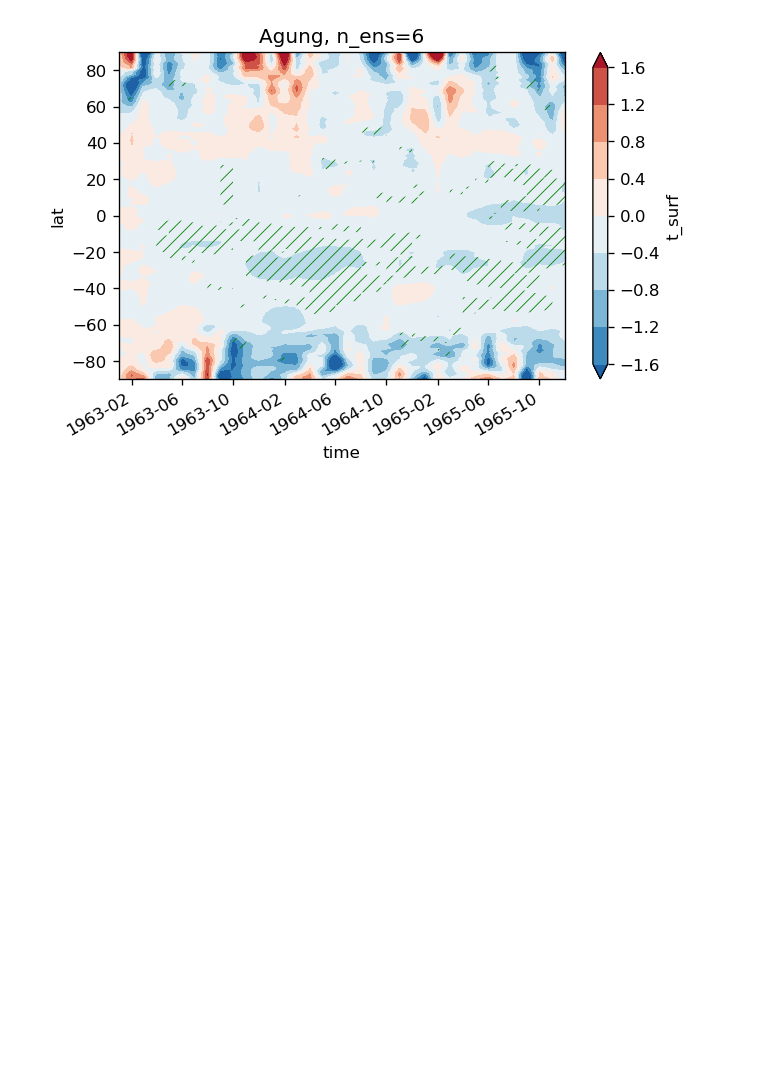
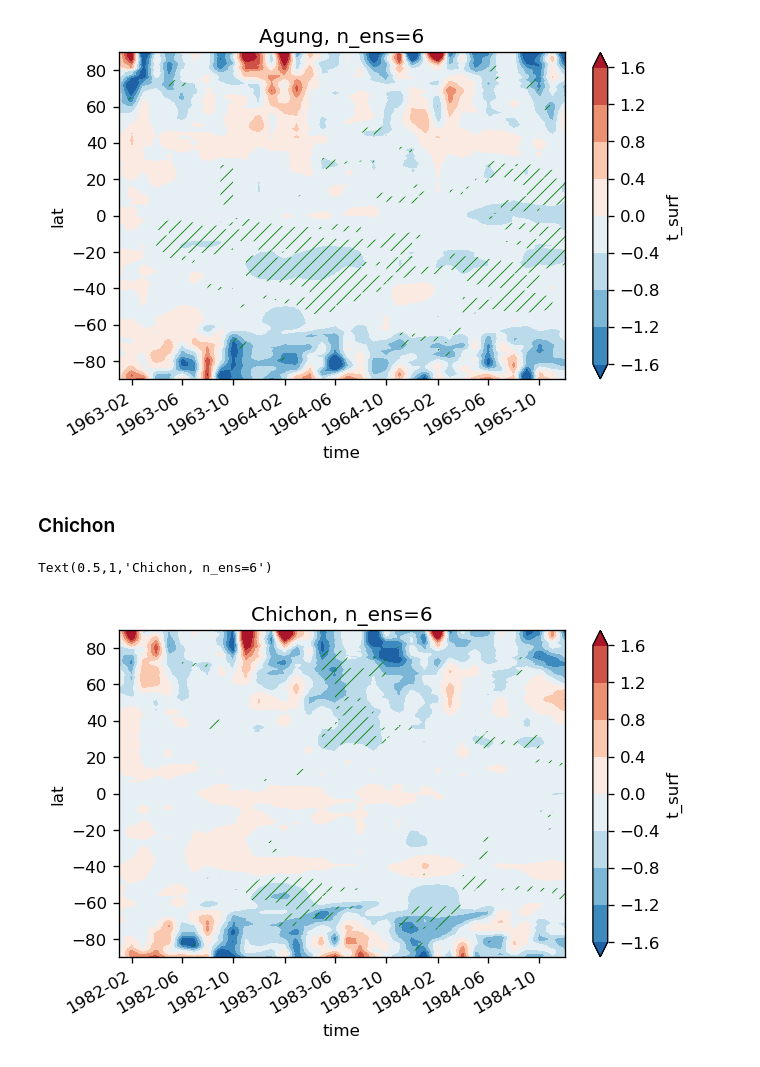
Before and after one commit to wy2136/notebooks, a Jupyter notebook: volcanic_experiment.ipynb, the cells around one changed output. Saved outputs shown, nothing was run; the diff lists cells and outputs as text; code cells hidden in the pictures; blank space fills up the shorter version.

```diff
--- a/volcanic_experiment.ipynb
+++ b/volcanic_experiment.ipynb
@@ -123,3 +140,23 @@ plt.title(f'Agung, n_ens={len(ens)}')
 # %% [output]
 Text(0.5,1,'Agung, n_ens=6')
 [figure]
+# %% [markdown]
+### Chichon
+# %%
+daa = da_chichon - da_ctl# dims: en, time, grid_xt, grid_yt
+daa = daa.mean('lon') # zonal mean
+tt, pp = ttest_1samp(daa, 0)
+da = daa.mean('en').load()
+da['time'] = da['time'].to_index().shift((year_chichon-year_agung)*12, 'MS')
+pvalue = xr.DataArray(pp, dims=da.dims, coords=[da[dim] for dim in list(da.dims)])
+# %%
+%matplotlib inline
+plt.rcParams['figure.dpi'] = 120
+da.plot.contourf(x='time', y='lat', levels=10, robust=True, center=0)
+pvalue.where(pvalue<0.05).pipe(lambda x:x*0).plot.contourf(x='time', y='lat',
+        colors='None', hatches=['///'], add_colorbar=False, add_labels=False)
+plt.gcf().autofmt_xdate()
+plt.title(f'Chichon, n_ens={len(ens)}')
+# %% [output]
+Text(0.5,1,'Chichon, n_ens=6')
+[figure, added]
```
Also changed, not shown: parts of 7 cells of this notebook.
